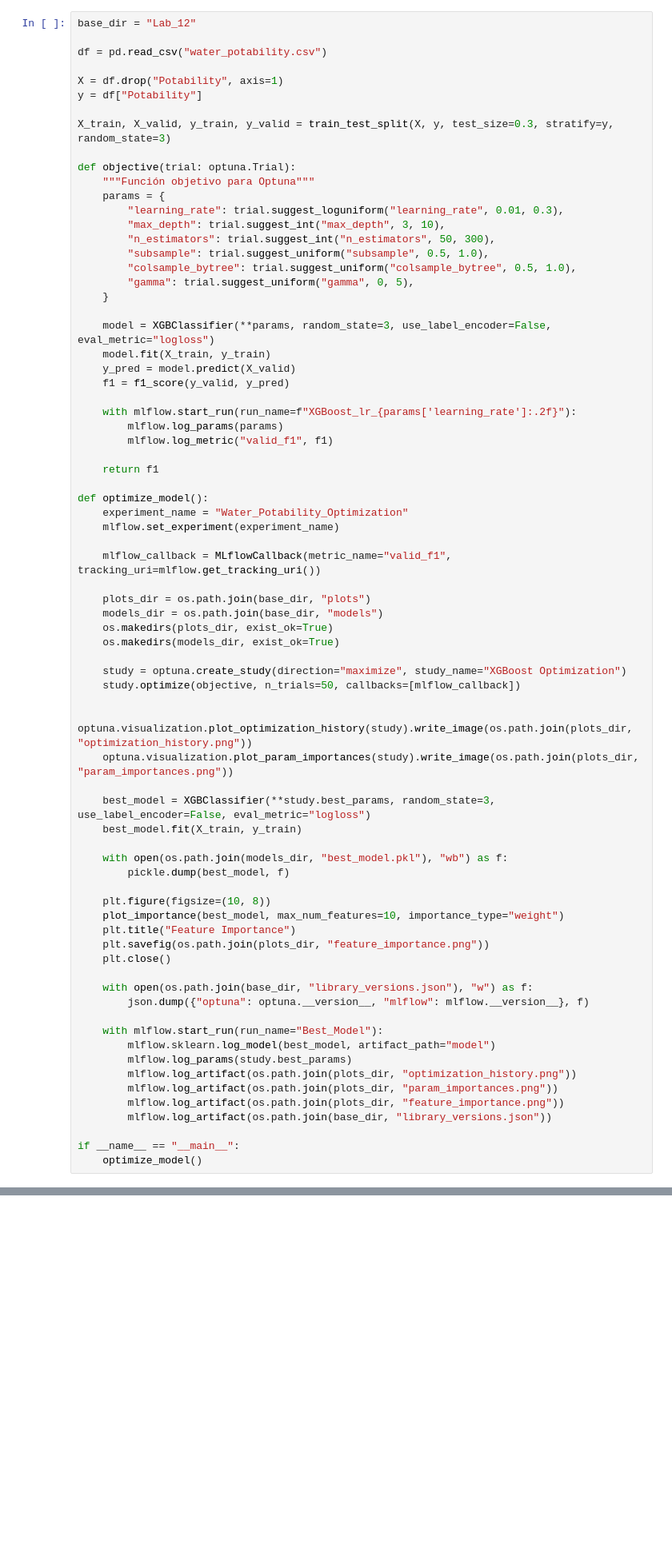
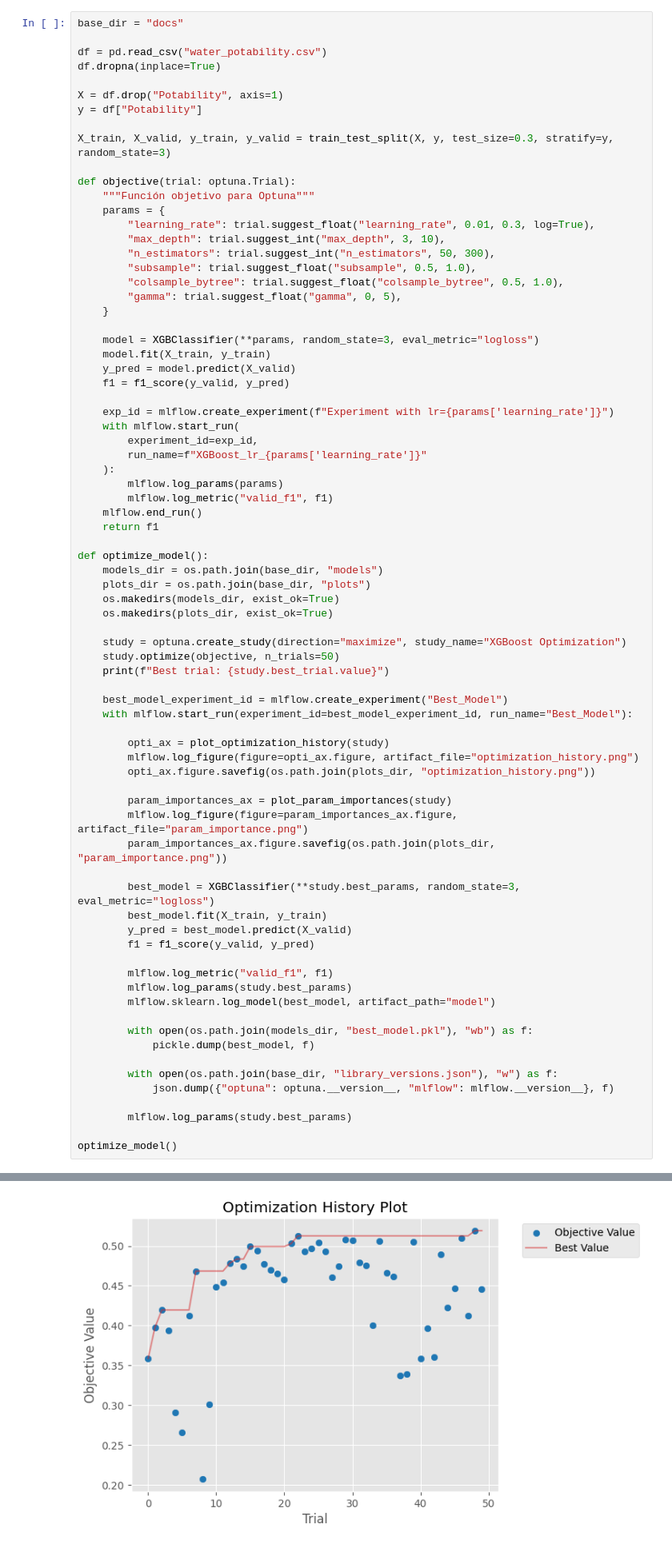
Before and after one commit to vspartamo/MDS7202, a Jupyter notebook: Lab_12/Lab_12.ipynb, the cells around one changed output, grey strips where cells are left out. Shown: that part at 80% size. Drawn from its saved outputs; the diff is of its cells as text; blank space fills up the shorter version.

Commit message:
Refactor image management logic for improved performance and clarity

```diff
--- a/Lab_12/Lab_12.ipynb
+++ b/Lab_12/Lab_12.ipynb
@@ -174,7 +170,8 @@ df = df.dropna()  # Eliminar valores nulo
 # %%
-base_dir = "Lab_12"
+base_dir = "docs"
 
 df = pd.read_csv("water_potability.csv")
+df.dropna(inplace=True)
 
 X = df.drop("Potability", axis=1)
 y = df["Potability"]
@@ -184,64 +181,66 @@ X_train, X_valid, y_train, y_valid = train_test_split(X, y, test_size=0.3, strat
 def objective(trial: optuna.Trial):
     """Función objetivo para Optuna"""
     params = {
-        "learning_rate": trial.suggest_loguniform("learning_rate", 0.01, 0.3),
+        "learning_rate": trial.suggest_float("learning_rate", 0.01, 0.3, log=True),
         "max_depth": trial.suggest_int("max_depth", 3, 10),
         "n_estimators": trial.suggest_int("n_estimators", 50, 300),
-        "subsample": trial.suggest_uniform("subsample", 0.5, 1.0),
-        "colsample_bytree": trial.suggest_uniform("colsample_bytree", 0.5, 1.0),
-        "gamma": trial.suggest_uniform("gamma", 0, 5),
+        "subsample": trial.suggest_float("subsample", 0.5, 1.0),
+        "colsample_bytree": trial.suggest_float("colsample_bytree", 0.5, 1.0),
+        "gamma": trial.suggest_float("gamma", 0, 5),
     }
 
-    model = XGBClassifier(**params, random_state=3, use_label_encoder=False, eval_metric="logloss")
+    model = XGBClassifier(**params, random_state=3, eval_metric="logloss")
     model.fit(X_train, y_train)
     y_pred = model.predict(X_valid)
     f1 = f1_score(y_valid, y_pred)
 
-    with mlflow.start_run(run_name=f"XGBoost_lr_{params['learning_rate']:.2f}"):
+    exp_id = mlflow.create_experiment(f"Experiment with lr={params['learning_rate']}")
+    with mlflow.start_run(
+        experiment_id=exp_id,
+        run_name=f"XGBoost_lr_{params['learning_rate']}"
+    ):
         mlflow.log_params(params)
         mlflow.log_metric("valid_f1", f1)
-
+    mlflow.end_run()
     return f1
 
 def optimize_model():
-    experiment_name = "Water_Potability_Optimization"
-    mlflow.set_experiment(experiment_name)
-
-    mlflow_callback = MLflowCallback(metric_name="valid_f1", tracking_uri=mlflow.get_tracking_uri())
-
+    models_dir = os.path.join(base_dir, "models")
     plots_dir = os.path.join(base_dir, "plots")
-    models_dir = os.path.join(base_dir, "models")
+    os.makedirs(models_dir, exist_ok=True)
     os.makedirs(plots_dir, exist_ok=True)
-    os.makedirs(models_dir, exist_ok=True)
 
     study = optuna.create_study(direction="maximize", study_name="XGBoost Optimization")
-    study.optimize(objective, n_trials=50, callbacks=[mlflow_callback])
+    study.optimize(objective, n_trials=50)
+    print(f"Best trial: {study.best_trial.value}")
 
-    optuna.visualization.plot_optimization_history(study).write_image(os.path.join(plots_dir, "optimization_history.png"))
-    optuna.visualization.plot_param_importances(study).write_image(os.path.join(plots_dir, "param_importances.png"))
+    best_model_experiment_id = mlflow.create_experiment("Best_Model")
+    with mlflow.start_run(experiment_id=best_model_experiment_id, run_name="Best_Model"):
 
-    best_model = XGBClassifier(**study.best_params, random_state=3, use_label_encoder=False, eval_metric="logloss")
-    best_model.fit(X_train, y_train)
+        opti_ax = plot_optimization_history(study)
+        mlflow.log_figure(figure=opti_ax.figure, artifact_file="optimization_history.png")
+        opti_ax.figure.savefig(os.path.join(plots_dir, "optimization_history.png"))
 
-    with open(os.path.join(models_dir, "best_model.pkl"), "wb") as f:
-        pickle.dump(best_model, f)
+        param_importances_ax = plot_param_importances(study)
+        mlflow.log_figure(figure=param_importances_ax.figure, artifact_file="param_importance.png")
+        param_importances_ax.figure.savefig(os.path.join(plots_dir, "param_importance.png"))
 
-    plt.figure(figsize=(10, 8))
-    plot_importance(best_model, max_num_features=10, importance_type="weight")
-    plt.title("Feature Importance")
-    plt.savefig(os.path.join(plots_dir, "feature_importance.png"))
-    plt.close()
+        best_model = XGBClassifier(**study.best_params, random_state=3, eval_metric="logloss")
+        best_model.fit(X_train, y_train)
+        y_pred = best_model.predict(X_valid)
+        f1 = f1_score(y_valid, y_pred)
 
-    with open(os.path.join(base_dir, "library_versions.json"), "w") as f:
-        json.dump({"optuna": optuna.__version__, "mlflow": mlflow.__version__}, f)
+        mlflow.log_metric("valid_f1", f1)
+        mlflow.log_params(study.best_params)
+        mlflow.sklearn.log_model(best_model, artifact_path="model")
 
-    with mlflow.start_run(run_name="Best_Model"):
-        mlflow.sklearn.log_model(best_model, artifact_path="model")
+        with open(os.path.join(models_dir, "best_model.pkl"), "wb") as f:
+            pickle.dump(best_model, f)
+
+        with open(os.path.join(base_dir, "library_versions.json"), "w") as f:
+            json.dump({"optuna": optuna.__version__, "mlflow": mlflow.__version__}, f)
+
         mlflow.log_params(study.best_params)
-        mlflow.log_artifact(os.path.join(plots_dir, "optimization_history.png"))
-        mlflow.log_artifact(os.path.join(plots_dir, "param_importances.png"))
-        mlflow.log_artifact(os.path.join(plots_dir, "feature_importance.png"))
-        mlflow.log_artifact(os.path.join(base_dir, "library_versions.json"))
 
-if __name__ == "__main__":
-    optimize_model()
+optimize_model()
+# %% [output]
@@ -247,0 +266 @@ if __name__ == "__main__":
+[figure, added]
```
Also changed, not shown: parts of 3 cells of this notebook, 1 other file.
